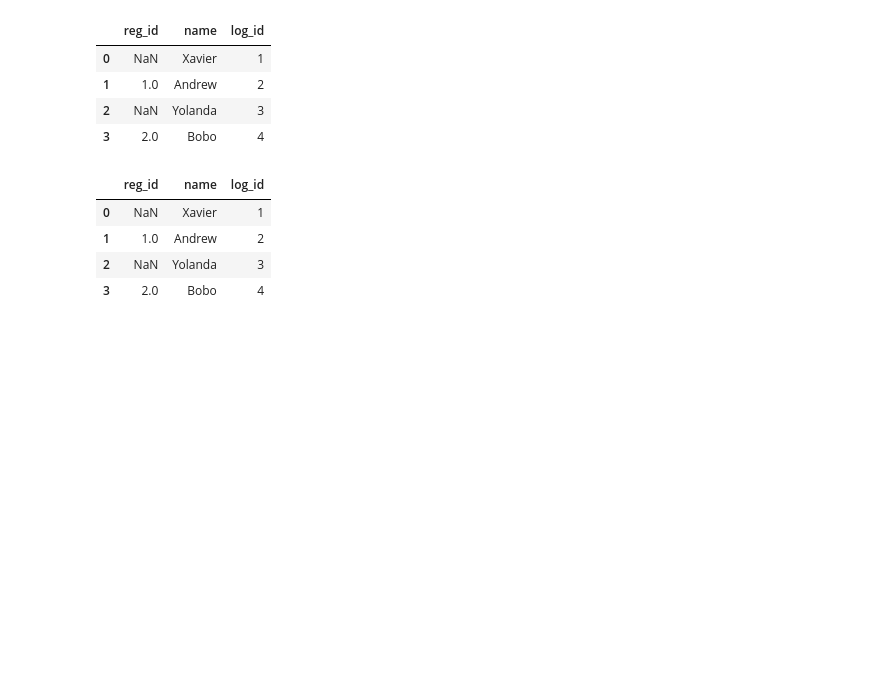
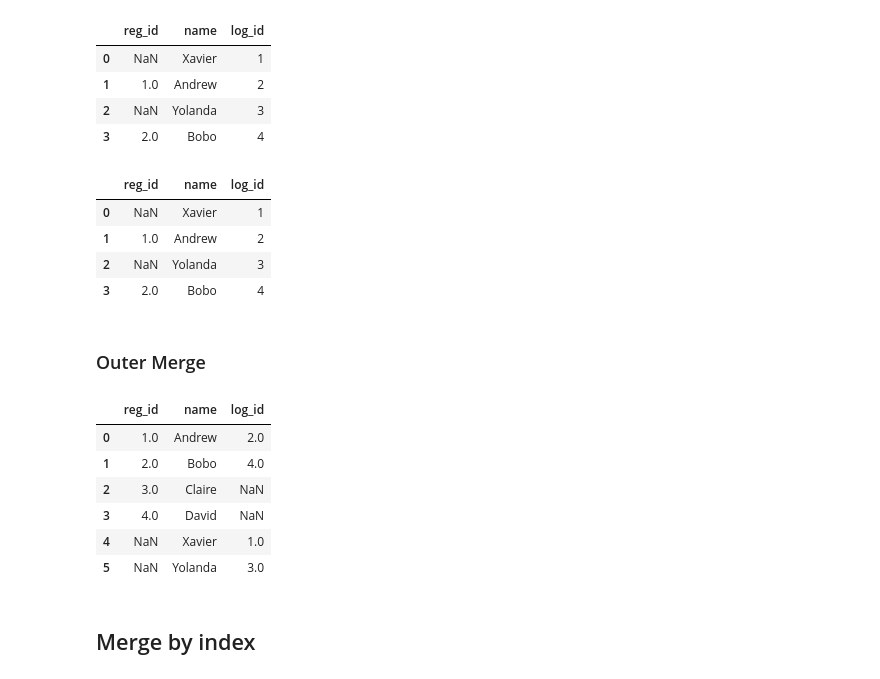
Before and after one commit to eslamwe/Pandas, a Jupyter notebook: pandas.ipynb, the cells around one changed output. Cells and saved outputs as stored; diff of their text form; code cells hidden in the pictures; blank space fills up the shorter version.

Commit message:
Outer, By index, Different columns, Same columns

```diff
--- a/pandas.ipynb
+++ b/pandas.ipynb
@@ -1645,3 +1645,18 @@ pd.merge(left=registrations,right=logins,how='right')
 | 1 | 1.0 | Andrew | 2 |
 | 2 | NaN | Yolanda | 3 |
 | 3 | 2.0 | Bobo | 4 |
+# %% [markdown]
+### Outer Merge
+# %%
+pd.merge(registrations,logins,how='outer',on='name')
+#Order of columns doesn't matter
+# %% [output]
+|  | reg_id | name | log_id |
+| 0 | 1.0 | Andrew | 2.0 |
+| 1 | 2.0 | Bobo | 4.0 |
+| 2 | 3.0 | Claire | NaN |
+| 3 | 4.0 | David | NaN |
+| 4 | NaN | Xavier | 1.0 |
+| 5 | NaN | Yolanda | 3.0 |
+# %% [markdown]
+## Merge by index
```
Also changed, not shown: parts of 15 cells of this notebook.
